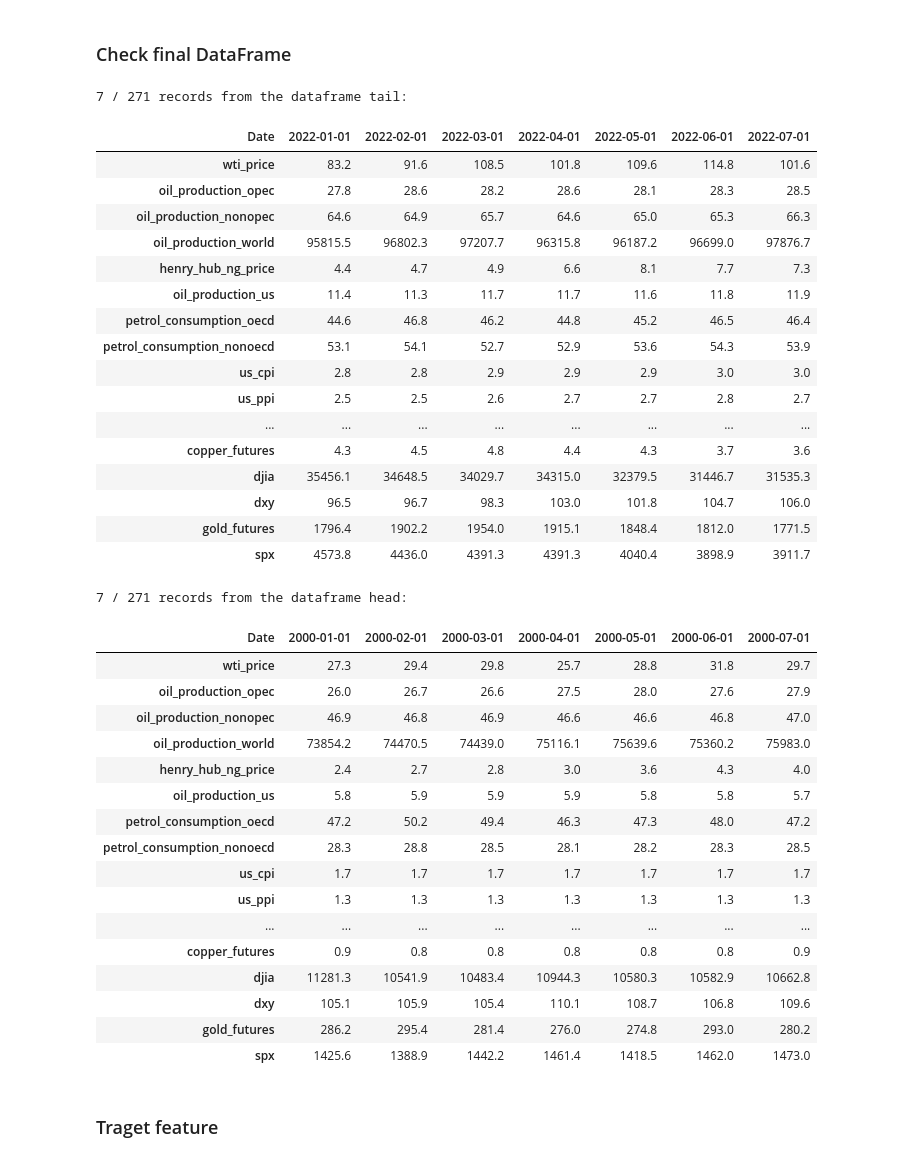
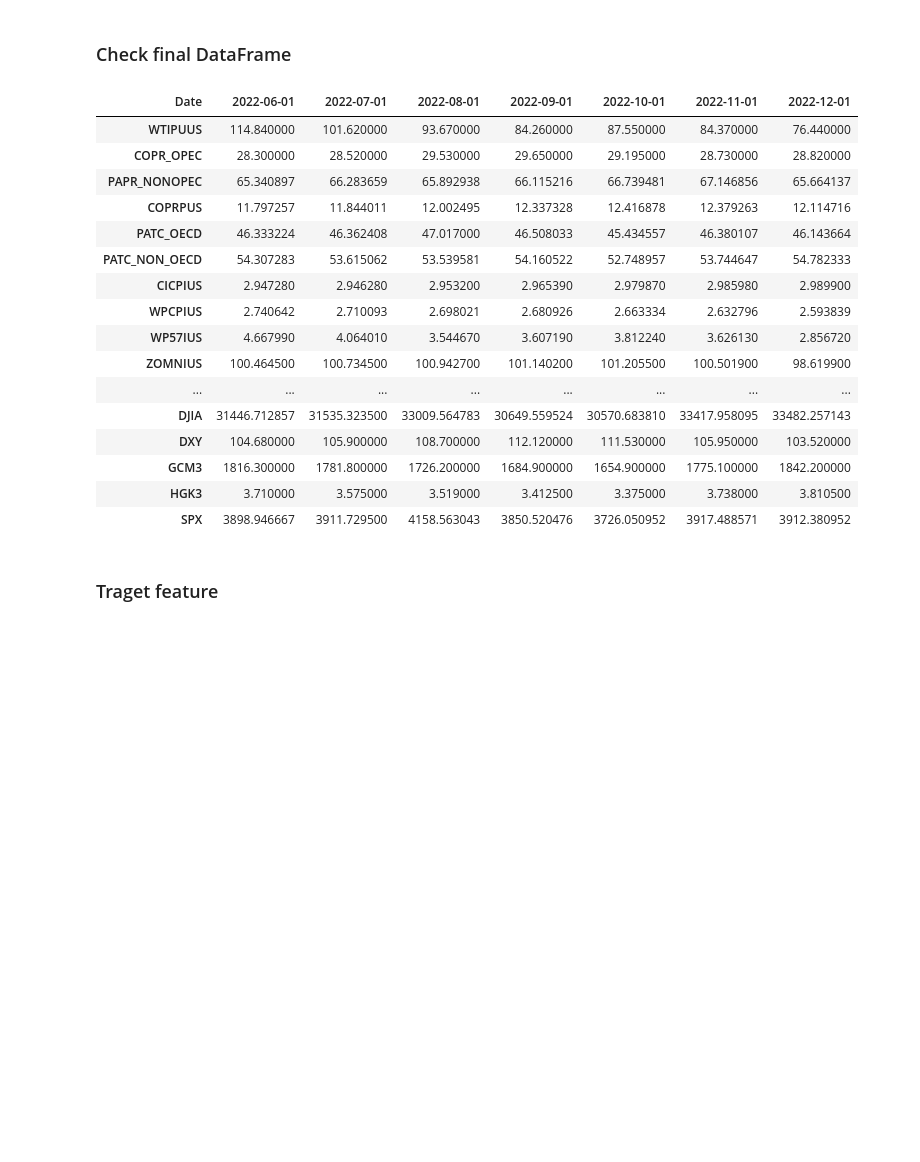
Before and after one commit to faridjn/WTI_Crude_Oil_Price_Prediction_Using_ML, a Jupyter notebook: notebooks/2.0_data_wrangling.ipynb, the cells around one changed output. Cells and saved outputs as stored; diff of their text form; code cells hidden in the pictures; blank space fills up the shorter version.

```diff
--- a/notebooks/2.0_data_wrangling.ipynb
+++ b/notebooks/2.0_data_wrangling.ipynb
@@ -34,7 +34,7 @@ ROOT_DIR = os.path.normpath(os.getcwd() + os.sep + os.pardir)
 
 #Define start and end dates
 fromDate = '2000-01-01'
-toDate = '2022-10-20'
+toDate = '2023-04-15'
 # %%
 def get_file_name(file_name):
     name_ext = file_name.split("\\")[-1]
@@ -43,9 +43,9 @@ def get_file_name(file_name):
 # %%
 #Provide the name of CSV datasets
 my_datasets_csv = [
-    'eia_data_raw.csv',
-    'fred_data_raw.csv',
-    'offline_data_raw.csv']
+    'eia_data.csv',
+    'fred_data.csv',
+    'offline_data.csv']
 # %%
 # Change directory one step back and save as the root directory
 ROOT_DIR = os.path.normpath(os.getcwd() + os.sep + os.pardir)
@@ -368,44 +368,25 @@ df = dropped_row
 ### Check final DataFrame
 # %%
 #Display df head and tail
-display_df(df, 7)
+display(df.tail(7).T)
 # %% [output]
-7 / 271 records from the dataframe tail:
-| Date | 2022-01-01 | 2022-02-01 | 2022-03-01 | 2022-04-01 | 2022-05-01 | 2022-06-01 | 2022-07-01 |
-| wti_price | 83.2 | 91.6 | 108.5 | 101.8 | 109.6 | 114.8 | 101.6 |
-| oil_production_opec | 27.8 | 28.6 | 28.2 | 28.6 | 28.1 | 28.3 | 28.5 |
-| oil_production_nonopec | 64.6 | 64.9 | 65.7 | 64.6 | 65.0 | 65.3 | 66.3 |
-| oil_production_world | 95815.5 | 96802.3 | 97207.7 | 96315.8 | 96187.2 | 96699.0 | 97876.7 |
-| henry_hub_ng_price | 4.4 | 4.7 | 4.9 | 6.6 | 8.1 | 7.7 | 7.3 |
-| oil_production_us | 11.4 | 11.3 | 11.7 | 11.7 | 11.6 | 11.8 | 11.9 |
-| petrol_consumption_oecd | 44.6 | 46.8 | 46.2 | 44.8 | 45.2 | 46.5 | 46.4 |
-| petrol_consumption_nonoecd | 53.1 | 54.1 | 52.7 | 52.9 | 53.6 | 54.3 | 53.9 |
-| us_cpi | 2.8 | 2.8 | 2.9 | 2.9 | 2.9 | 3.0 | 3.0 |
-| us_ppi | 2.5 | 2.5 | 2.6 | 2.7 | 2.7 | 2.8 | 2.7 |
+| Date | 2022-06-01 | 2022-07-01 | 2022-08-01 | 2022-09-01 | 2022-10-01 | 2022-11-01 | 2022-12-01 |
+| WTIPUUS | 114.840000 | 101.620000 | 93.670000 | 84.260000 | 87.550000 | 84.370000 | 76.440000 |
+| COPR_OPEC | 28.300000 | 28.520000 | 29.530000 | 29.650000 | 29.195000 | 28.730000 | 28.820000 |
+| PAPR_NONOPEC | 65.340897 | 66.283659 | 65.892938 | 66.115216 | 66.739481 | 67.146856 | 65.664137 |
+| COPRPUS | 11.797257 | 11.844011 | 12.002495 | 12.337328 | 12.416878 | 12.379263 | 12.114716 |
+| PATC_OECD | 46.333224 | 46.362408 | 47.017000 | 46.508033 | 45.434557 | 46.380107 | 46.143664 |
+| PATC_NON_OECD | 54.307283 | 53.615062 | 53.539581 | 54.160522 | 52.748957 | 53.744647 | 54.782333 |
+| CICPIUS | 2.947280 | 2.946280 | 2.953200 | 2.965390 | 2.979870 | 2.985980 | 2.989900 |
+| WPCPIUS | 2.740642 | 2.710093 | 2.698021 | 2.680926 | 2.663334 | 2.632796 | 2.593839 |
+| WP57IUS | 4.667990 | 4.064010 | 3.544670 | 3.607190 | 3.812240 | 3.626130 | 2.856720 |
+| ZOMNIUS | 100.464500 | 100.734500 | 100.942700 | 101.140200 | 101.205500 | 100.501900 | 98.619900 |
 | ... | ... | ... | ... | ... | ... | ... | ... |
-| copper_futures | 4.3 | 4.5 | 4.8 | 4.4 | 4.3 | 3.7 | 3.6 |
-| djia | 35456.1 | 34648.5 | 34029.7 | 34315.0 | 32379.5 | 31446.7 | 31535.3 |
-| dxy | 96.5 | 96.7 | 98.3 | 103.0 | 101.8 | 104.7 | 106.0 |
-| gold_futures | 1796.4 | 1902.2 | 1954.0 | 1915.1 | 1848.4 | 1812.0 | 1771.5 |
-| spx | 4573.8 | 4436.0 | 4391.3 | 4391.3 | 4040.4 | 3898.9 | 3911.7 |
+| DJIA | 31446.712857 | 31535.323500 | 33009.564783 | 30649.559524 | 30570.683810 | 33417.958095 | 33482.257143 |
+| DXY | 104.680000 | 105.900000 | 108.700000 | 112.120000 | 111.530000 | 105.950000 | 103.520000 |
+| GCM3 | 1816.300000 | 1781.800000 | 1726.200000 | 1684.900000 | 1654.900000 | 1775.100000 | 1842.200000 |
+| HGK3 | 3.710000 | 3.575000 | 3.519000 | 3.412500 | 3.375000 | 3.738000 | 3.810500 |
+| SPX | 3898.946667 | 3911.729500 | 4158.563043 | 3850.520476 | 3726.050952 | 3917.488571 | 3912.380952 |
-7 / 271 records from the dataframe head:
-| Date | 2000-01-01 | 2000-02-01 | 2000-03-01 | 2000-04-01 | 2000-05-01 | 2000-06-01 | 2000-07-01 |
-| wti_price | 27.3 | 29.4 | 29.8 | 25.7 | 28.8 | 31.8 | 29.7 |
-| oil_production_opec | 26.0 | 26.7 | 26.6 | 27.5 | 28.0 | 27.6 | 27.9 |
-| oil_production_nonopec | 46.9 | 46.8 | 46.9 | 46.6 | 46.6 | 46.8 | 47.0 |
-| oil_production_world | 73854.2 | 74470.5 | 74439.0 | 75116.1 | 75639.6 | 75360.2 | 75983.0 |
-| henry_hub_ng_price | 2.4 | 2.7 | 2.8 | 3.0 | 3.6 | 4.3 | 4.0 |
-| oil_production_us | 5.8 | 5.9 | 5.9 | 5.9 | 5.8 | 5.8 | 5.7 |
-| petrol_consumption_oecd | 47.2 | 50.2 | 49.4 | 46.3 | 47.3 | 48.0 | 47.2 |
-| petrol_consumption_nonoecd | 28.3 | 28.8 | 28.5 | 28.1 | 28.2 | 28.3 | 28.5 |
-| us_cpi | 1.7 | 1.7 | 1.7 | 1.7 | 1.7 | 1.7 | 1.7 |
-| us_ppi | 1.3 | 1.3 | 1.3 | 1.3 | 1.3 | 1.3 | 1.3 |
-| ... | ... | ... | ... | ... | ... | ... | ... |
-| copper_futures | 0.9 | 0.8 | 0.8 | 0.8 | 0.8 | 0.8 | 0.9 |
-| djia | 11281.3 | 10541.9 | 10483.4 | 10944.3 | 10580.3 | 10582.9 | 10662.8 |
-| dxy | 105.1 | 105.9 | 105.4 | 110.1 | 108.7 | 106.8 | 109.6 |
-| gold_futures | 286.2 | 295.4 | 281.4 | 276.0 | 274.8 | 293.0 | 280.2 |
-| spx | 1425.6 | 1388.9 | 1442.2 | 1461.4 | 1418.5 | 1462.0 | 1473.0 |
 # %% [markdown]
 ### Traget feature
 # %%
```
Also changed, not shown: parts of 20 cells of this notebook, 1 other file.
